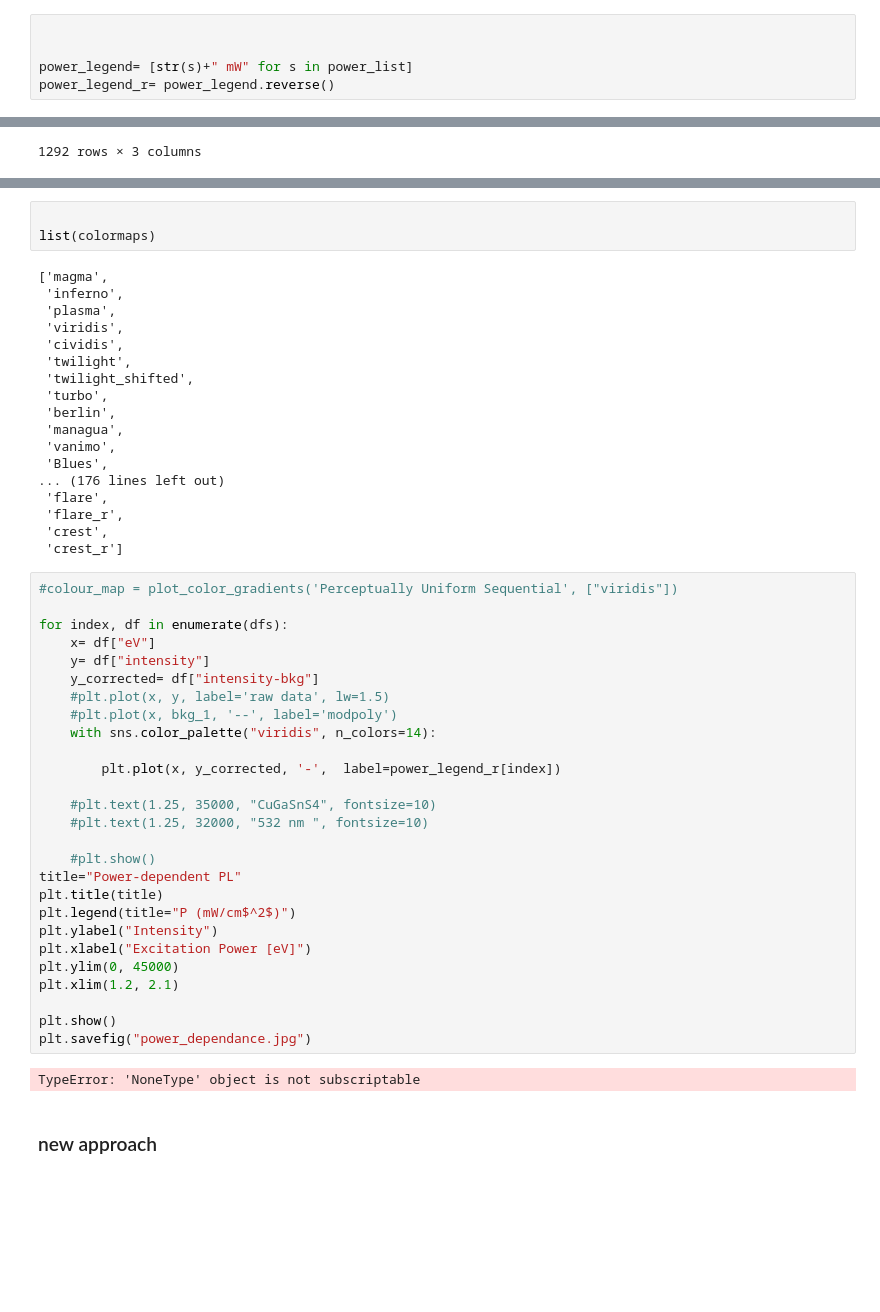
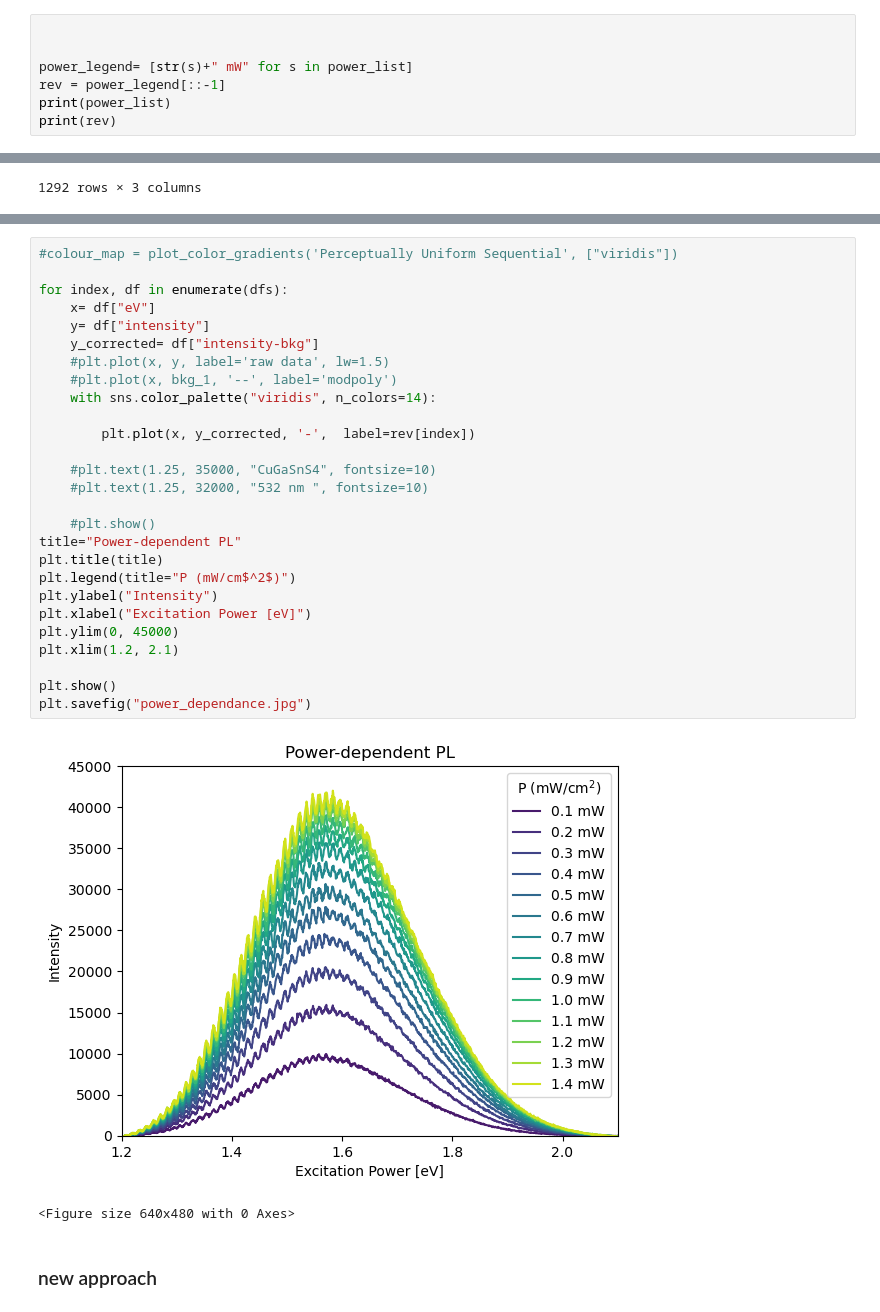
Before and after one commit to vgfs24tbst-coder/elkevoo, a Jupyter notebook: CuGeGaS4/CuGeGaS4 Kopie.ipynb, the cells around one changed output, grey strips where cells are left out. Drawn from its saved outputs; the diff is of its cells as text; blank space fills up the shorter version.

```diff
--- a/CuGeGaS4/CuGeGaS4 Kopie.ipynb
+++ b/CuGeGaS4/CuGeGaS4 Kopie.ipynb
@@ -28,4 +28,6 @@ power_list= [0.1, 0.2, 0.3, 0.4, 0.5, 0.6, 0.7, 0.8, 0.9, 1.,  1.1, 1.2, 1.3, 1.
 
 
 power_legend= [str(s)+" mW" for s in power_list]
-power_legend_r= power_legend.reverse()
+rev = power_legend[::-1]
+print(power_list)
+print(rev)
@@ -77,53 +60,33 @@ plot_color_gradients("Original and reversed ", ['viridis', 'viridis_r'])
-# %%
-
-list(colormaps)
-# %% [output]
-['magma',
- 'inferno',
- 'plasma',
- 'viridis',
- 'cividis',
- 'twilight',
- 'twilight_shifted',
- 'turbo',
- 'berlin',
- 'managua',
- 'vanimo',
- 'Blues',
-... (176 lines left out)
- 'flare',
- 'flare_r',
- 'crest',
- 'crest_r']
 # %%
 #colour_map = plot_color_gradients('Perceptually Uniform Sequential', ["viridis"])
 
 for index, df in enumerate(dfs):
     x= df["eV"]
     y= df["intensity"]
     y_corrected= df["intensity-bkg"]
     #plt.plot(x, y, label='raw data', lw=1.5)
     #plt.plot(x, bkg_1, '--', label='modpoly')
     with sns.color_palette("viridis", n_colors=14):
 
-        plt.plot(x, y_corrected, '-',  label=power_legend_r[index])
+        plt.plot(x, y_corrected, '-',  label=rev[index])
 
     #plt.text(1.25, 35000, "CuGaSnS4", fontsize=10)
     #plt.text(1.25, 32000, "532 nm ", fontsize=10)
 
     #plt.show()
 title="Power-dependent PL"
 plt.title(title)
 plt.legend(title="P (mW/cm$^2$)")
 plt.ylabel("Intensity")
 plt.xlabel("Excitation Power [eV]")
 plt.ylim(0, 45000)
 plt.xlim(1.2, 2.1)
 
 plt.show()
 plt.savefig("power_dependance.jpg")
 # %% [output]
+[figure, added]
-TypeError: 'NoneType' object is not subscriptable
+<Figure size 640x480 with 0 Axes>
 # %% [markdown]
 ### new approach
 # %%
```
Also changed, not shown: parts of 2 cells of this notebook.
